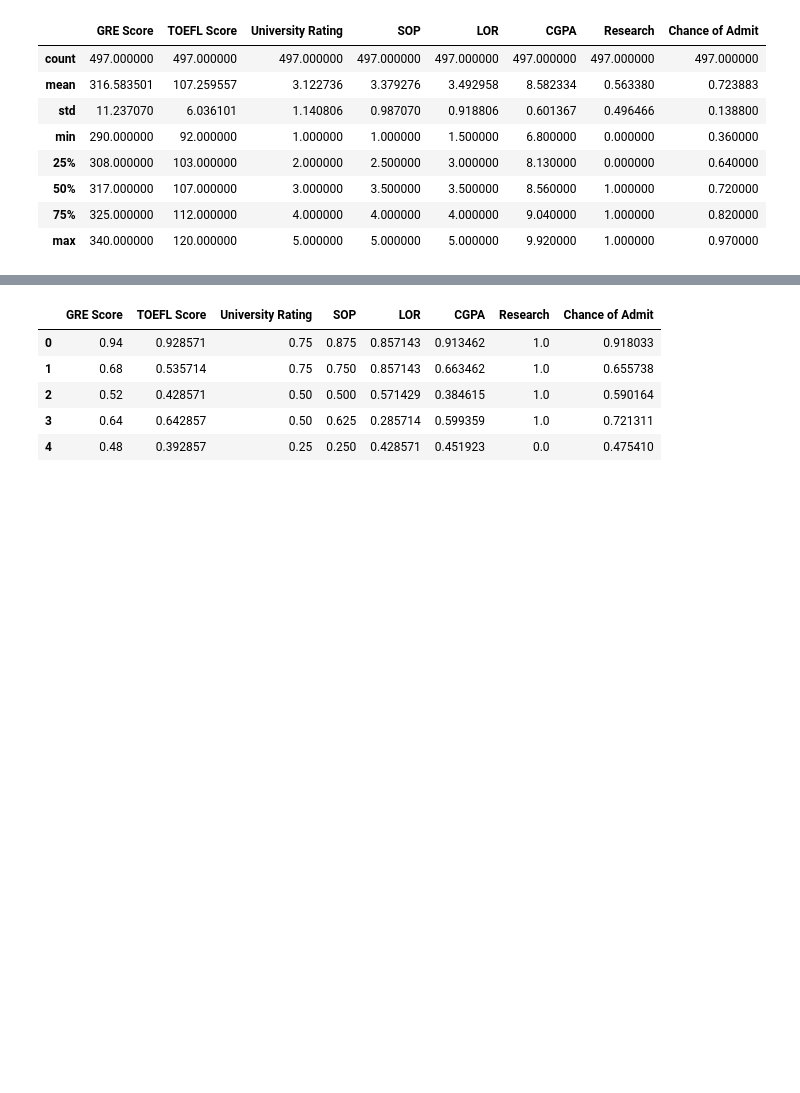
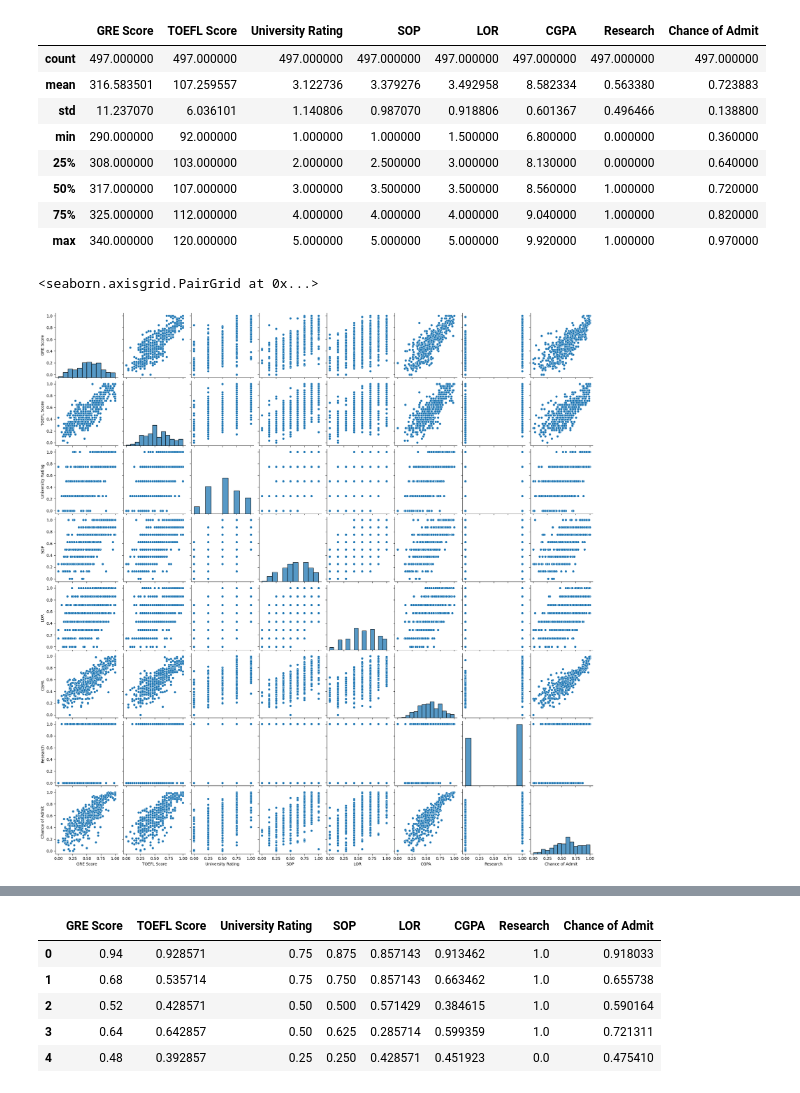
Before and after one commit to gR4tiG0/ML_Methods_lab1, a Jupyter notebook: sources/lab_graduate.ipynb, the cells around one changed output, grey strips where cells are left out. Saved outputs shown, nothing was run; the diff lists cells and outputs as text; code cells hidden in the pictures; blank space fills up the shorter version.

Commit message:
more visualisation

```diff
--- a/sources/lab_graduate.ipynb
+++ b/sources/lab_graduate.ipynb
@@ -124,6 +115,11 @@ df.describe()
 | 50% | 317.000000 | 107.000000 | 3.000000 | 3.500000 | 3.500000 | 8.560000 | 1.000000 | 0.720000 |
 | 75% | 325.000000 | 112.000000 | 4.000000 | 4.000000 | 4.000000 | 9.040000 | 1.000000 | 0.820000 |
 | max | 340.000000 | 120.000000 | 5.000000 | 5.000000 | 5.000000 | 9.920000 | 1.000000 | 0.970000 |
+# %%
+sns.pairplot(df)
+# %% [output]
+<seaborn.axisgrid.PairGrid at 0x...>
+[figure, added]
 # %%
 # df = df.drop(['Research'], axis=1)
 # df.head()
```
Also changed, not shown: parts of 2 cells of this notebook.
